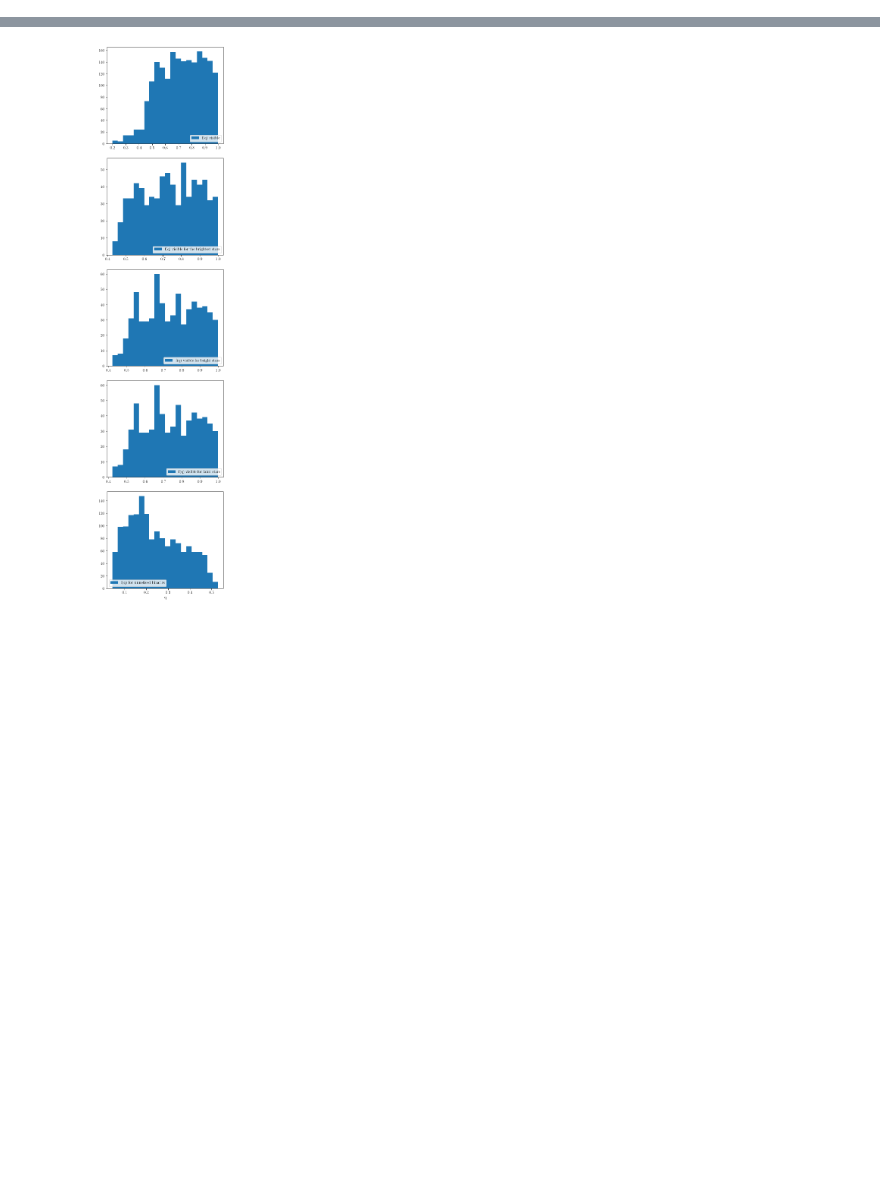
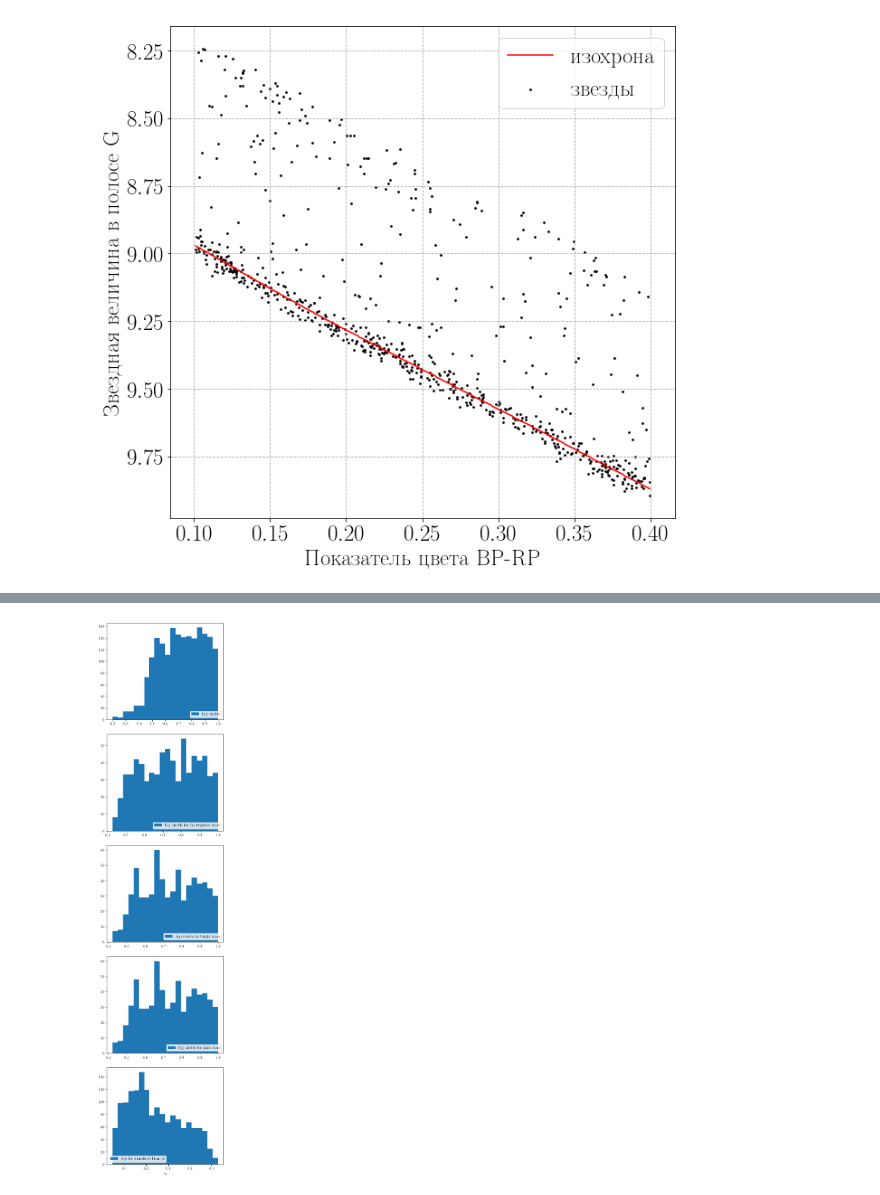
Before and after one commit to olgaborodina/GAIA_binaries, a Jupyter notebook: model/horizontal_MS_model.ipynb, the cells around one changed output, grey strips where cells are left out. Saved outputs shown, nothing was run; the diff lists cells and outputs as text; code cells hidden in the pictures; blank space fills up the shorter version.

```diff
--- a/model/horizontal_MS_model.ipynb
+++ b/model/horizontal_MS_model.ipynb
@@ -162,0 +56,10 @@ number_of_multiples / len(all_stars_data)
+# %%
+isochrone_f = pd.DataFrame()
+for i in range(0, nbins):
+    value = f[i,:].max()
+    index_y = f[i,:].argmax()
+
+    isochrone_f = isochrone_f.append(
+                    pd.Series([xi[i,0], yi[0,index_y]]), ignore_index=True)
+# %%
+isochrone_f = isochrone_f.rename(columns={0 : 'bp-rp, mag', 1 : 'g, mag'})
@@ -162,0 +79,23 @@ number_of_multiples / len(all_stars_data)
+# %%
+fig, ax = plt.subplots(figsize=(10,10))
+ax.scatter (all_stars['bp-rp, mag'] , all_stars['g, mag'] , c ='black', s = 3, label ='звезды')
+ax.plot(isochrone_f['bp-rp, mag'],isochrone_f['g, mag'] , c ='red', lw = 1.5, label ='изохрона')
+ax.grid(c='#aaaaaa', ls='--')
+locs, labels = plt.yticks()
+locs, labels = plt.xticks()
+ax.invert_yaxis()
+
+plt.rcParams.update({'font.size': 25})
+plt.rc('text', usetex=True)
+plt.rc('font', family='serif')
+plt.rc('text.latex', preamble=r'\usepackage[utf8]{inputenc}')
+plt.rc('text.latex', preamble=r'\usepackage[russian]{babel}')
+
+plt.xlabel('Показатель цвета BP-RP')
+plt.ylabel('Звездная величина в полосе G')
+ax.tick_params(axis='both', which='major')
+ax.legend()
+plt.savefig("polynomial_approximation.pdf", bbox_inches = 'tight')
+plt.show()
+# %% [output]
+[figure, added]
```
Also changed, not shown: parts of 41 cells of this notebook.
